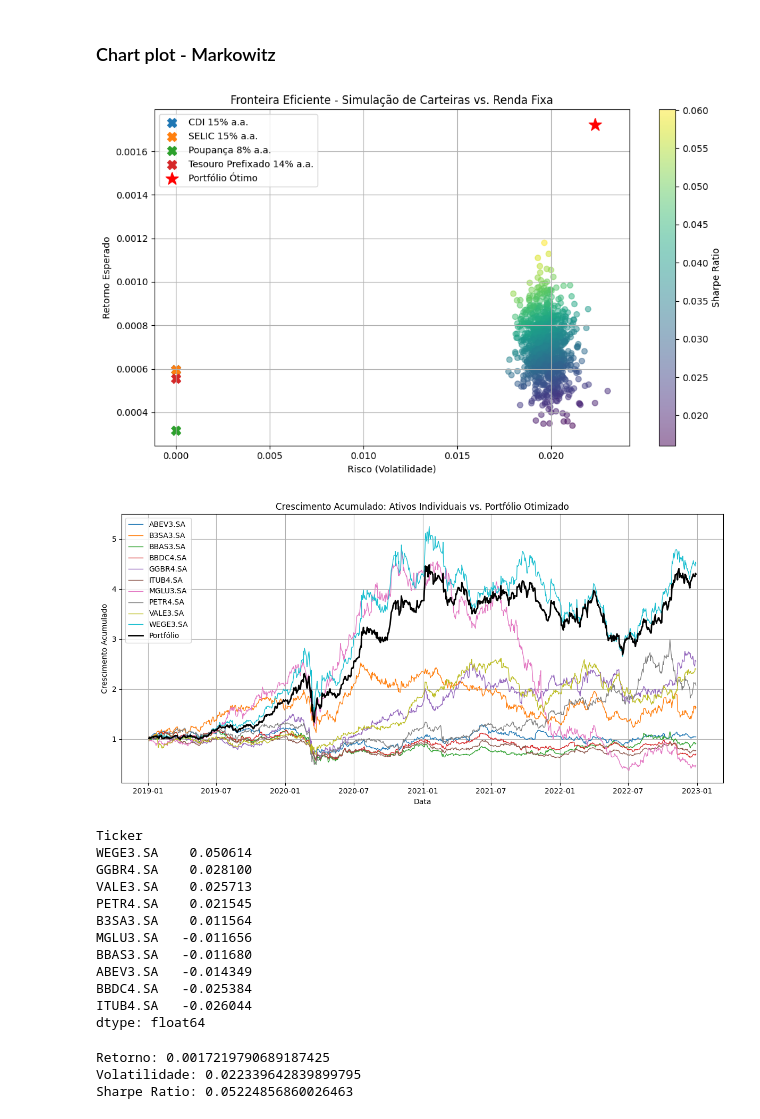
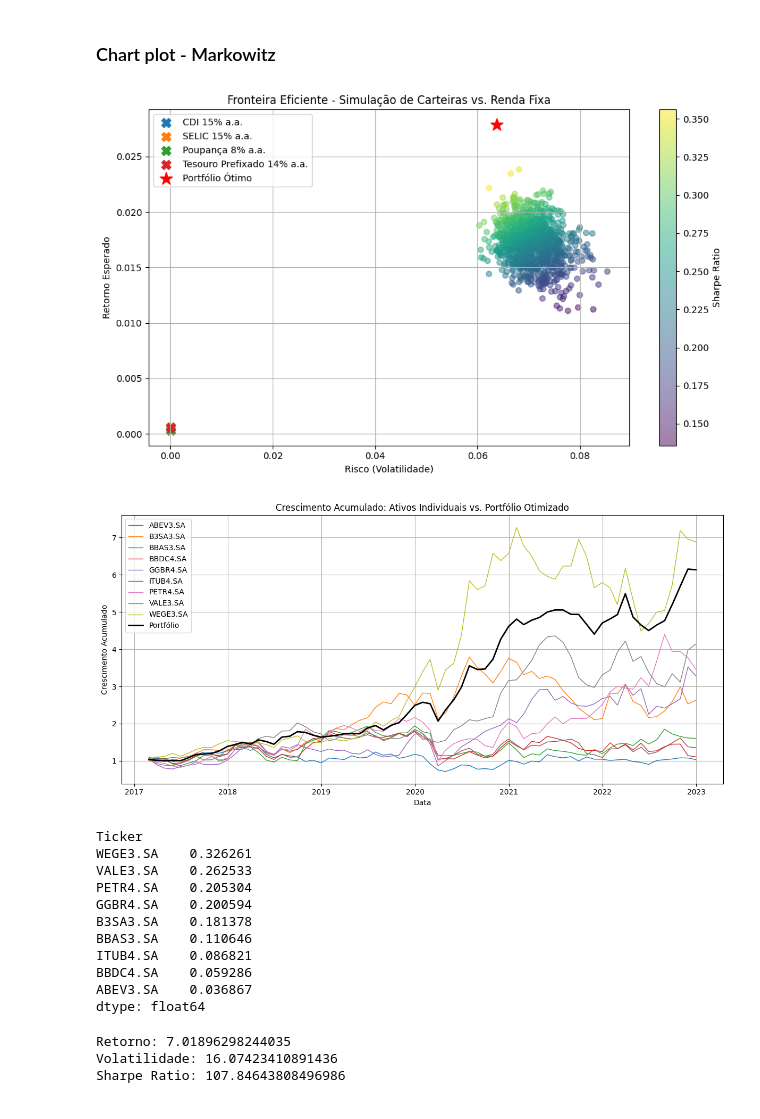
Before and after one commit to maronect/deep_learning_finance, a Jupyter notebook: notebooks/01-markowitz_optimization.ipynb, the cells around one changed output. Saved outputs shown, nothing was run; the diff lists cells and outputs as text; code cells hidden in the pictures.

Commit message:
modulariza janelas de observação dos retornos

```diff
--- a/notebooks/01-markowitz_optimization.ipynb
+++ b/notebooks/01-markowitz_optimization.ipynb
@@ -11,6 +19,10 @@ from src.optimization.markowitz import minimize_volatility, portfolio_return, po
 # %%
-tickers = ["PETR4.SA", "VALE3.SA", "ITUB4.SA", "BBDC4.SA", "BBAS3.SA", "ABEV3.SA", "WEGE3.SA", "B3SA3.SA", "MGLU3.SA", "GGBR4.SA"] # PETR4, VALE3, ITUB4, BBDC4, BBAS3, ABEV3, WEGE3, B3SA3, MGLU3, GGBR4
-start_date = "2019-01-01"
+#tickers = ["PETR4.SA", "VALE3.SA", "ITUB4.SA", "BBDC4.SA", "BBAS3.SA", "ABEV3.SA", "WEGE3.SA", "B3SA3.SA", "MGLU3.SA", "GGBR4.SA"] # PETR4, VALE3, ITUB4, BBDC4, BBAS3, ABEV3, WEGE3, B3SA3, MGLU3, GGBR4
+tickers = ["PETR4.SA", "VALE3.SA", "ITUB4.SA", "BBDC4.SA", "BBAS3.SA", "ABEV3.SA", "WEGE3.SA", "B3SA3.SA", "GGBR4.SA"]
+start_date = "2017-01-01"
 end_date = "2023-01-01"
+
+# Frequência desejada: 'daily', 'weekly', 'monthly', 'annual'
+frequencia_retorno = 'monthly'
 target_return = 0.01
 risk_free_rate = 0.15
@@ -17,6 +31,8 @@ risk_free_rate = 0.15
 # %%
 prices = load_prices(tickers, start=start_date, end=end_date)
-daily_returns = compute_returns(prices)
-mean_returns = daily_returns.mean()
-cov_matrix = daily_returns.cov()
+
+returns = compute_returns(prices, freq=frequencia_retorno)
+
+mean_returns = returns.mean()
+cov_matrix = returns.cov()
 # %% [output]
@@ -89,46 +101,40 @@ array([0.00000000e+00, 0.00000000e+00, 3.01256546e-17, 1.10173875e-17,
 # %% [markdown]
 ### Chart plot - Markowitz
 # %%
-from outputs.charts.markowitz_plot import plot_efficient_frontier
-
-
 plot_efficient_frontier(mean_returns, cov_matrix, optimized_weights=weights_sharpe) # esse mean_returns tem que ser (pd.Series)
 # %% [output]
-[figure, old version]
+[figure, new version]
 # %%
-from outputs.charts.markowitz_plot import plot_time_serie
-
-
-plot_time_serie(daily_returns, optimized_weights=weights_sharpe) # esse mean_returns tem que ser pd.DataFrame
+plot_time_serie(returns, optimized_weights=weights_sharpe) # esse mean_returns tem que ser pd.DataFrame
 # %% [output]
-[figure, old version]
+[figure, new version]
 # %%
 import numpy as np
 
+# sharpe ratio individual com 100% de investimento em um ativo
 sharpe_individual = (mean_returns - risk_free_rate_daily) / np.sqrt(np.diag(cov_matrix))
 print(sharpe_individual.sort_values(ascending=False))
 # %% [output]
 Ticker
-WEGE3.SA    0.050614
-GGBR4.SA    0.028100
-VALE3.SA    0.025713
-PETR4.SA    0.021545
-B3SA3.SA    0.011564
-MGLU3.SA   -0.011656
-BBAS3.SA   -0.011680
-ABEV3.SA   -0.014349
-BBDC4.SA   -0.025384
-ITUB4.SA   -0.026044
+WEGE3.SA    0.326261
+VALE3.SA    0.262533
+PETR4.SA    0.205304
+GGBR4.SA    0.200594
+B3SA3.SA    0.181378
+BBAS3.SA    0.110646
+ITUB4.SA    0.086821
+BBDC4.SA    0.059286
+ABEV3.SA    0.036867
 dtype: float64
 # %%
 ret_sharpe = portfolio_return(weights_sharpe, mean_returns)
 vol_sharpe = portfolio_volatility(weights_sharpe, cov_matrix)
 sharpe_ratio = (ret_sharpe - risk_free_rate_daily) / vol_sharpe
 
-print("Retorno:", ret_sharpe)
-print("Volatilidade:", vol_sharpe)
-print("Sharpe Ratio:", sharpe_ratio)
+print("Retorno:", ret_sharpe * 252)  # anualizado
+print("Volatilidade:", vol_sharpe * 252)
+print("Sharpe Ratio:", sharpe_ratio * 252)
 # %% [output]
-Retorno: 0.0017219790689187425
-Volatilidade: 0.022339642839899795
-Sharpe Ratio: 0.05224856860026463
+Retorno: 7.01896298244035
+Volatilidade: 16.07423410891436
+Sharpe Ratio: 107.84643808496986
```
Also changed, not shown: parts of 16 cells of this notebook, 1 other file.
